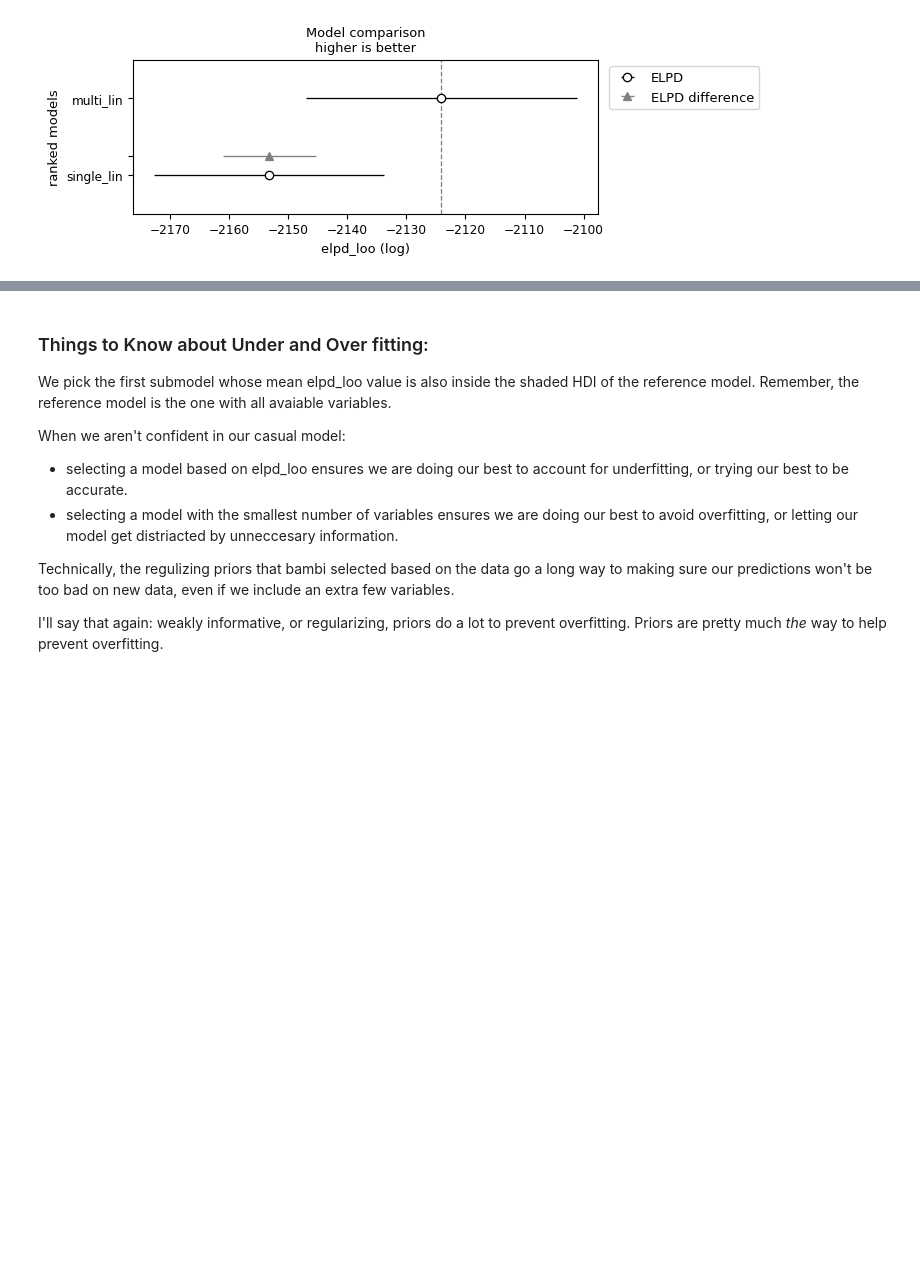
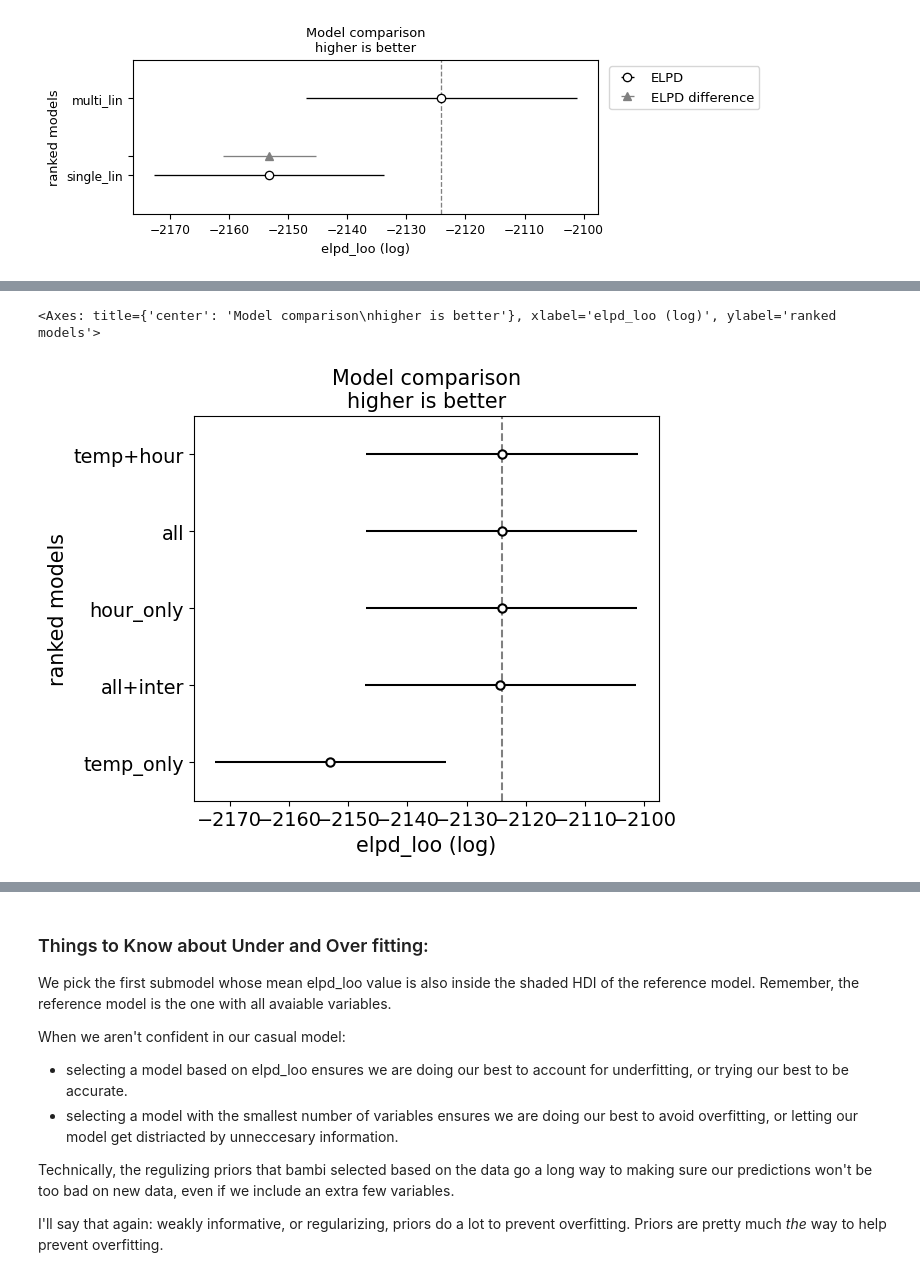
Before and after one commit to thedarredondo/data-science-fundamentals, a Jupyter notebook: Unit6/Unit6NotesAK.ipynb, the cells around one changed output, grey strips where cells are left out. Drawn from its saved outputs; the diff is of its cells as text; code cells hidden in the pictures; blank space fills up the shorter version.

```diff
--- a/Unit6/Unit6NotesAK.ipynb
+++ b/Unit6/Unit6NotesAK.ipynb
@@ -569,0 +630,11 @@ The body data set has a measure of body fat percentage (siri), as well as severa
+# %%
+model_bikeshour = bmb.Model("rented ~ hour", bikes, family="negativebinomial")
+idata_bikeshour = model_mlb_bmb.fit(idata_kwargs={"log_likelihood":True})
+# %%
+cmp_df = az.compare(
+    {"temp+hour":idata_mlb_bmb,"temp_only":idata_nbb_bmb_regpriors,"all":idata_bikesall,"all+inter":idata_bikesallinter,"hour_only":idata_bikeshour} )
+# %%
+az.plot_compare(cmp_df)
+# %% [output]
+<Axes: title={'center': 'Model comparison\nhigher is better'}, xlabel='elpd_loo (log)', ylabel='ranked models'>
+[figure, added]
```
Also changed, not shown: parts of 49 cells of this notebook.
